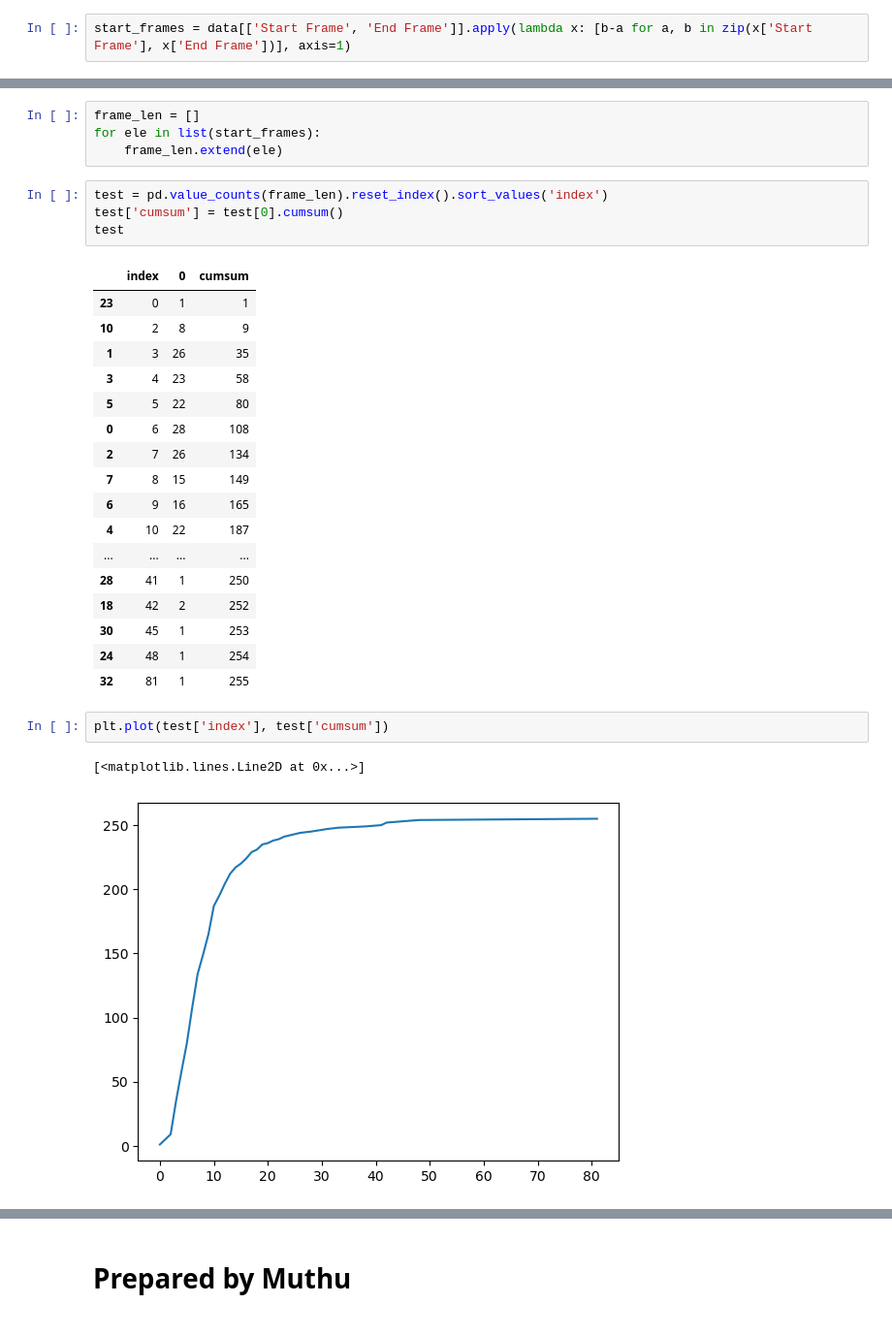
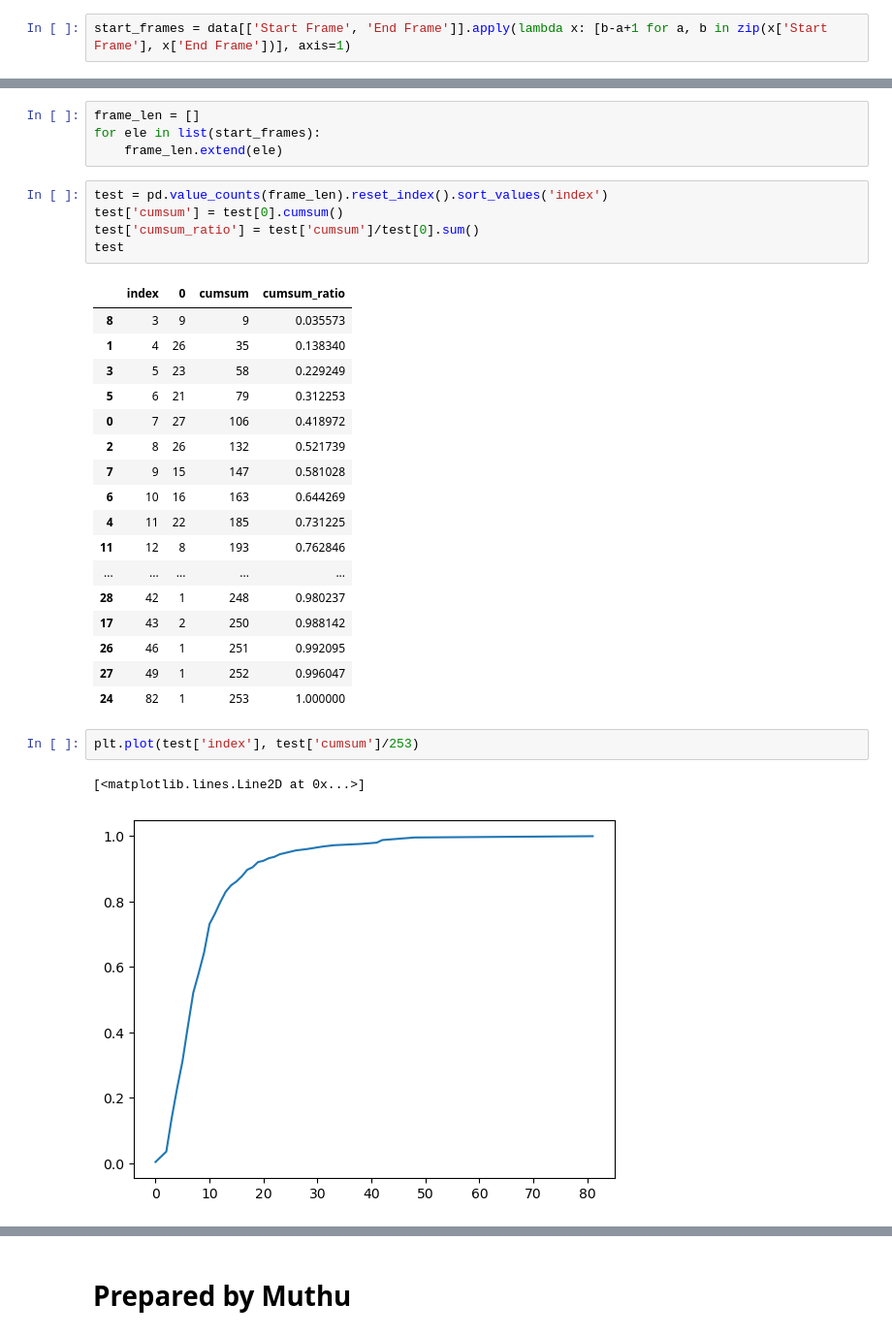
Before and after one commit to muthuganeshece/CVProjects, a Jupyter notebook: SodiumDisposal/Notebook/VideoExtractor.ipynb, the cells around one changed output, grey strips where cells are left out. Shown at 97% size. Drawn from its saved outputs; the diff is of its cells as text.

```diff
--- a/SodiumDisposal/Notebook/VideoExtractor.ipynb
+++ b/SodiumDisposal/Notebook/VideoExtractor.ipynb
@@ -203,2 +223,2 @@ F:\Work\SOCAAutomation\Dataset\Images\SplitVideos/2024-08-14_15_34_48_759/5/fram
 # %%
-start_frames = data[['Start Frame', 'End Frame']].apply(lambda x: [b-a for a, b in zip(x['Start Frame'], x['End Frame'])], axis=1)
+start_frames = data[['Start Frame', 'End Frame']].apply(lambda x: [b-a+1 for a, b in zip(x['Start Frame'], x['End Frame'])], axis=1)
@@ -209,28 +248,29 @@ for ele in list(start_frames):
 # %%
 test = pd.value_counts(frame_len).reset_index().sort_values('index')
 test['cumsum'] = test[0].cumsum()
+test['cumsum_ratio'] = test['cumsum']/test[0].sum()
 test
 # %% [output]
-|  | index | 0 | cumsum |
-| 23 | 0 | 1 | 1 |
-| 10 | 2 | 8 | 9 |
-| 1 | 3 | 26 | 35 |
-| 3 | 4 | 23 | 58 |
-| 5 | 5 | 22 | 80 |
-| 0 | 6 | 28 | 108 |
-| 2 | 7 | 26 | 134 |
-| 7 | 8 | 15 | 149 |
-| 6 | 9 | 16 | 165 |
-| 4 | 10 | 22 | 187 |
-| ... | ... | ... | ... |
-| 28 | 41 | 1 | 250 |
-| 18 | 42 | 2 | 252 |
-| 30 | 45 | 1 | 253 |
-| 24 | 48 | 1 | 254 |
-| 32 | 81 | 1 | 255 |
+|  | index | 0 | cumsum | cumsum_ratio |
+| 8 | 3 | 9 | 9 | 0.035573 |
+| 1 | 4 | 26 | 35 | 0.138340 |
+| 3 | 5 | 23 | 58 | 0.229249 |
+| 5 | 6 | 21 | 79 | 0.312253 |
+| 0 | 7 | 27 | 106 | 0.418972 |
+| 2 | 8 | 26 | 132 | 0.521739 |
+| 7 | 9 | 15 | 147 | 0.581028 |
+| 6 | 10 | 16 | 163 | 0.644269 |
+| 4 | 11 | 22 | 185 | 0.731225 |
+| 11 | 12 | 8 | 193 | 0.762846 |
+| ... | ... | ... | ... | ... |
+| 28 | 42 | 1 | 248 | 0.980237 |
+| 17 | 43 | 2 | 250 | 0.988142 |
+| 26 | 46 | 1 | 251 | 0.992095 |
+| 27 | 49 | 1 | 252 | 0.996047 |
+| 24 | 82 | 1 | 253 | 1.000000 |
 # %%
-plt.plot(test['index'], test['cumsum'])
+plt.plot(test['index'], test['cumsum']/253)
 # %% [output]
 [<matplotlib.lines.Line2D at 0x...>]
-[figure, old version]
+[figure, new version]
 # %%
```
Also changed, not shown: parts of 7 cells of this notebook.
